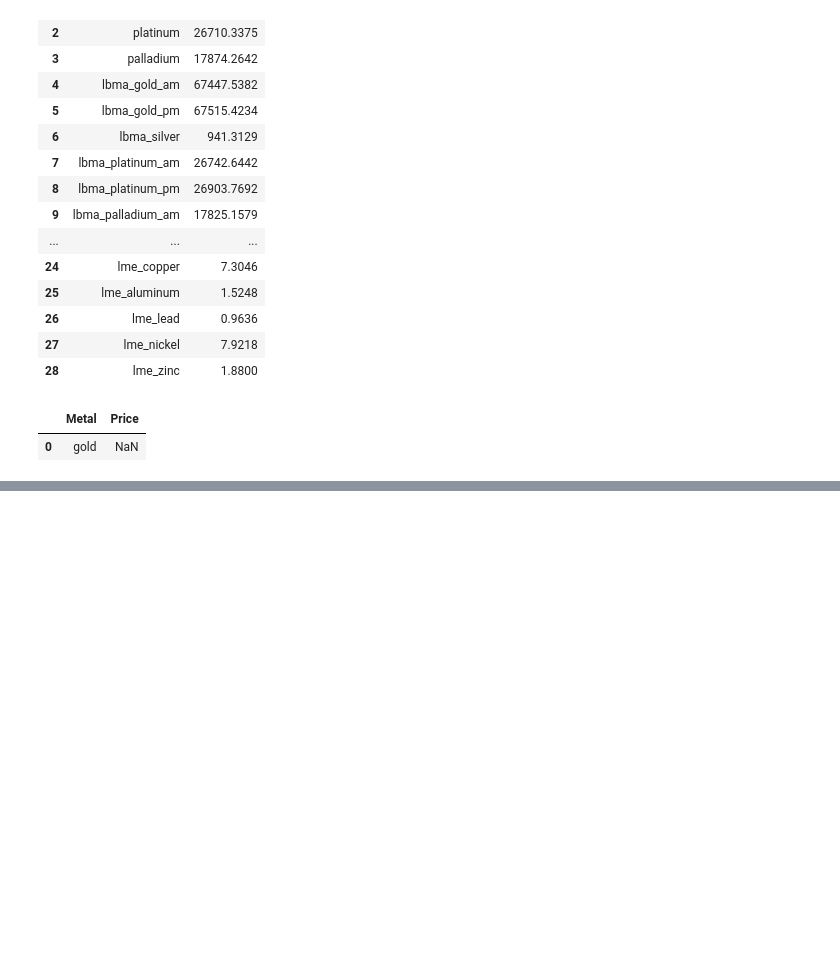
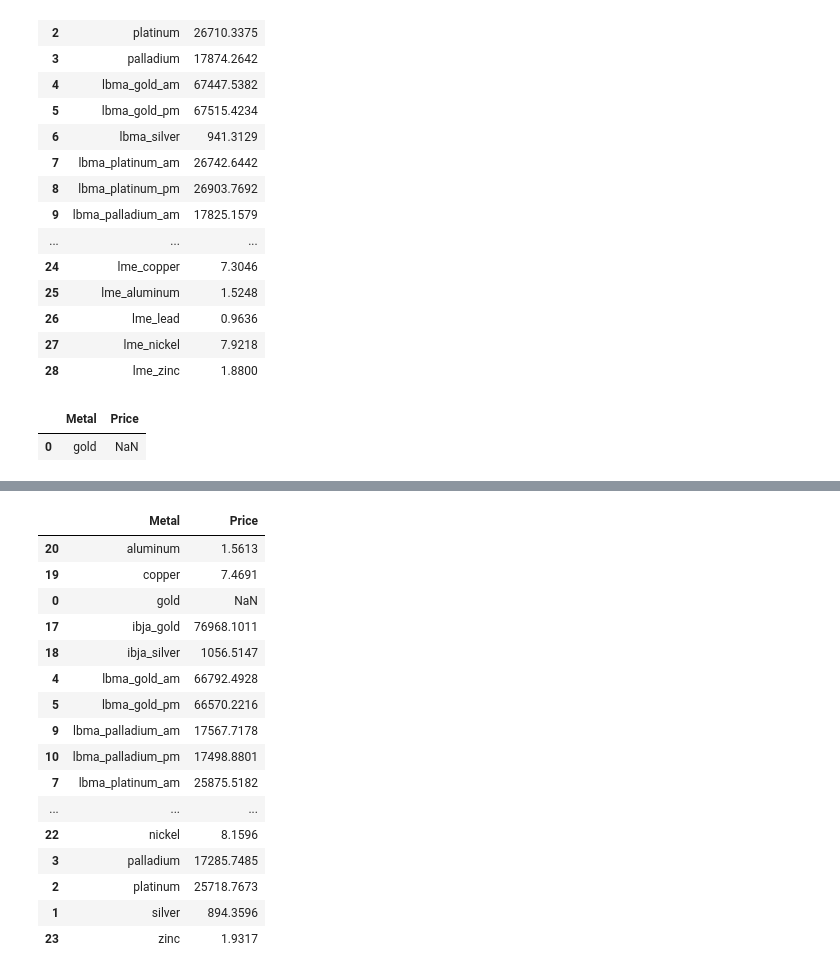
Before and after one commit to Otto-C/Otto-C.github.io, a Jupyter notebook: 01_Bullion_API_Extraction.ipynb, the cells around one changed output, grey strips where cells are left out. Cells and saved outputs as stored; diff of their text form; code cells hidden in the pictures; blank space fills up the shorter version.

```diff
--- a/01_Bullion_API_Extraction.ipynb
+++ b/01_Bullion_API_Extraction.ipynb
@@ -1201,0 +1245,24 @@ df[~df["Price"].isna()]
+# %%
+# SELECT *
+# FROM df
+# ORDER BY Metal ASC, Price DESC;
+
+df.sort_values(["Metal", "Price"], ascending=[True, False])
+# %% [output]
+|  | Metal | Price |
+| 20 | aluminum | 1.5613 |
+| 19 | copper | 7.4691 |
+| 0 | gold | NaN |
+| 17 | ibja_gold | 76968.1011 |
+| 18 | ibja_silver | 1056.5147 |
+| 4 | lbma_gold_am | 66792.4928 |
+| 5 | lbma_gold_pm | 66570.2216 |
+| 9 | lbma_palladium_am | 17567.7178 |
+| 10 | lbma_palladium_pm | 17498.8801 |
+| 7 | lbma_platinum_am | 25875.5182 |
+| ... | ... | ... |
+| 22 | nickel | 8.1596 |
+| 3 | palladium | 17285.7485 |
+| 2 | platinum | 25718.7673 |
+| 1 | silver | 894.3596 |
+| 23 | zinc | 1.9317 |
```
Also changed, not shown: parts of 13 cells of this notebook.
